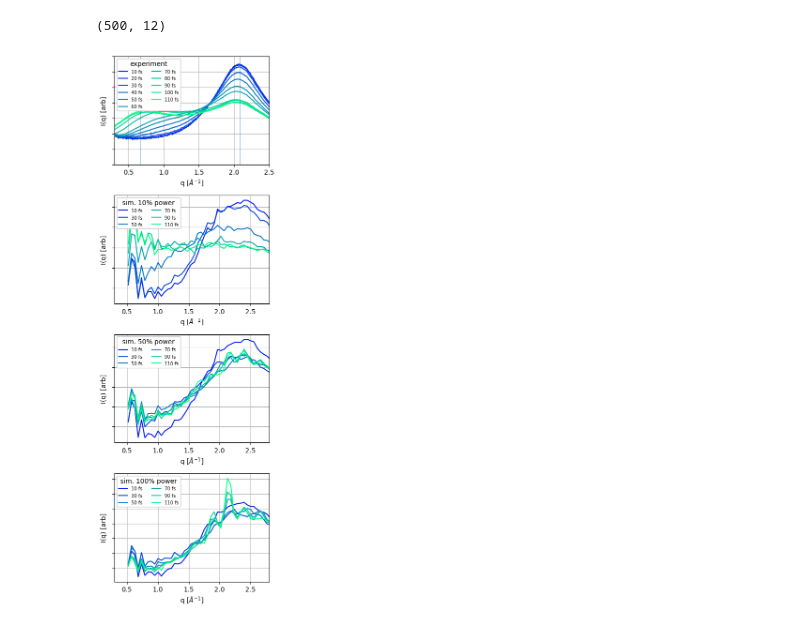
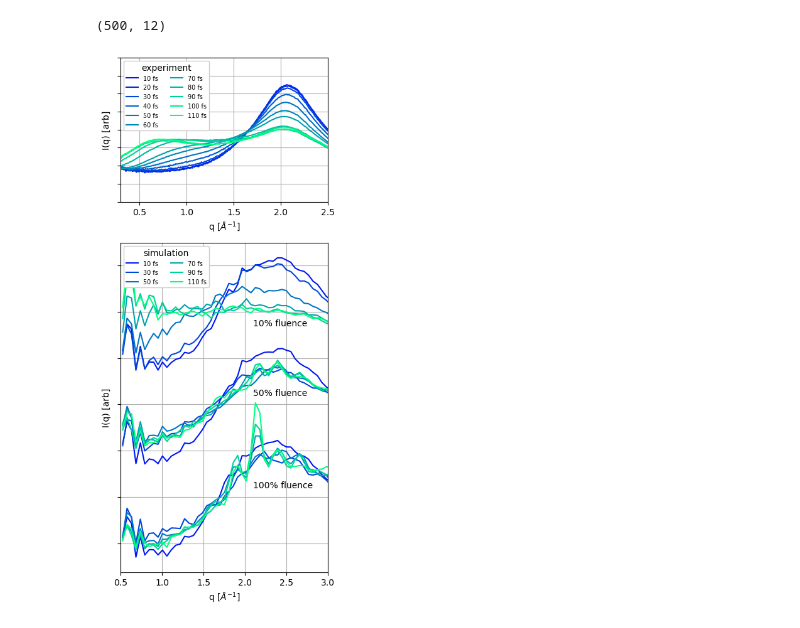
Before and after one commit to tjlane/cxig0715, a Jupyter notebook: figures/figures.ipynb, the cells around one changed output. Saved outputs shown, nothing was run; the diff lists cells and outputs as text; code cells hidden in the pictures.

Commit message:
latest figures

```diff
--- a/figures/figures.ipynb
+++ b/figures/figures.ipynb
@@ -38,6 +64,3 @@ def load_theory_result(power: int, delays=THEORY_DELAYS):
 def normalize(radial_profile, rng=(50, 340)):
     div = radial_profile[...,rng[0]:rng[1]].sum(-1)[...,None]
     return radial_profile / ( div + 1e-16)
-# %%
-theoretical_data = load_theory_result(100)
-print(theoretical_data.shape)
@@ -46,11 +66,0 @@ print(theoretical_data.shape)
-# %%
-plt.figure()
-
-for i,b in enumerate(THEORY_DELAYS):
-    plt.plot(theoretical_data[:,0], theoretical_data[:,i+1], color=plt.cm.winter(b/np.array(THEORY_DELAYS).max()))
-
-plt.xlabel('q [$\AA^{-1}]$')
-plt.ylabel('I(q) [arb]')
-
-plt.tight_layout()
-plt.show()
@@ -60,0 +69,3 @@ plt.show()
+# %%
+integrating_10power = load_theory_integrating(10)
+integrating_100power = load_theory_integrating(100)
@@ -75,9 +119,10 @@ GRID = True
 NORMALIZE = True
 
 # --- plotting
-plt.figure(figsize=(4,3*4))
+fig = plt.figure(figsize=(4,3*3))
+gs = gridspec.GridSpec(3, 1)
 
-ax = plt.subplot(4, 1, 1)
+ax = fig.add_subplot(gs[0])
 
 for i,b in enumerate(EXPERIMENTAL_DELAYS):
     ax.plot(experimental_data[:,0], experimental_data[:,i+1], color=plt.cm.winter(b/EXPERIMENTAL_DELAYS.max()))
@@ -85,67 +130,62 @@ for i,b in enumerate(EXPERIMENTAL_DELAYS):
 ax.set_xlabel('q [$\AA^{-1}]$')
 ax.set_ylabel('I(q) [arb]')
 ax.set_xlim(XLIM)
-ax.set_ylim([0.0, 0.007])
+ax.set_ylim([0.0, 0.008])
 ax.set_yticklabels([])
 if GRID: ax.grid()
-
-plt.vlines(
-    [
-        experimental_data[:,0][new_peak_pos],
-        experimental_data[:,0][wat_peak_pos]
-    ],
-    0.0, 0.007, lw=0.5
-)
 
 plt.legend(
     ['%d fs' % b for b in EXPERIMENTAL_DELAYS],
     prop={'size': 7},
     ncol=2,
     framealpha=1.0,
     title="experiment"
 )
 
+# ----------
+
+ax = fig.add_subplot(gs[1:])
 
 for ax_i, theory_power in enumerate(THEORY_POWERS):
-
-    ax = plt.subplot(4, 1, ax_i + 2)
 
     theoretical_data = load_theory_result(theory_power)
 
     for i,b in enumerate(THEORY_DELAYS):
 
+        offset = 0.02
+
         if NORMALIZE:
-            ax.plot(
-                theoretical_data[:,0],
-                normalize(theoretical_data[:,i+1], rng=[0, -1]),
-                color=plt.cm.winter(b/np.array(THEORY_DELAYS).max())
-            )
+            y = normalize(theoretical_data[:,i+1], rng=[0, -1])
         else:
-            ax.plot(
-                theoretical_data[:,0],
-                theoretical_data[:,i+1],
-                color=plt.cm.winter(b/np.array(THEORY_DELAYS).max())
-            )
+            y = theoretical_data[:,i+1]
 
-    ax.set_xlabel('q [$\AA^{-1}]$')
-    ax.set_ylabel('I(q) [arb]')
-    ax.set_xlim([0.3, 2.8])
-    #ax.set_xlim(XLIM)
-    ax.set_yticklabels([])
-    if GRID: ax.grid()
+        ax.plot(
+            theoretical_data[:,0], y - ax_i * offset,
+            color=plt.cm.winter(b/np.array(THEORY_DELAYS).max())
+        )
 
-    plt.legend(
-        ['%d fs' % b for b in THEORY_DELAYS],
-        prop={'size': 7},
-        ncol=2,
-        framealpha=1.0,
-        loc=2,
-        title=f"sim. {theory_power}% power"
-    )
+ax.text(2.1,  0.017, f"10% fluence")
+ax.text(2.1,  0.002, f"50% fluence")
+ax.text(2.1, -0.018, f"100% fluence")
 
+ax.set_xlabel('q [$\AA^{-1}]$')
+ax.set_ylabel('I(q) [arb]')
+ax.set_xlim(THEORY_XLIM)
+#ax.set_xlim(XLIM)
+ax.set_yticklabels([])
+if GRID: ax.grid()
 
-#plt.savefig("./combined_normalized_same-qaxis.png")
+plt.legend(
+    ['%d fs' % b for b in THEORY_DELAYS],
+    prop={'size': 7},
+    ncol=2,
+    framealpha=1.0,
+    loc=2,
+    title=f"simulation"
+)
+
 plt.tight_layout()
+plt.savefig("./combined_normalized_same-qaxis.png")
 plt.show()
 # %% [output]
-[figure, old version]
+[figure, new version]
```
Also changed, not shown: parts of 15 cells of this notebook.
